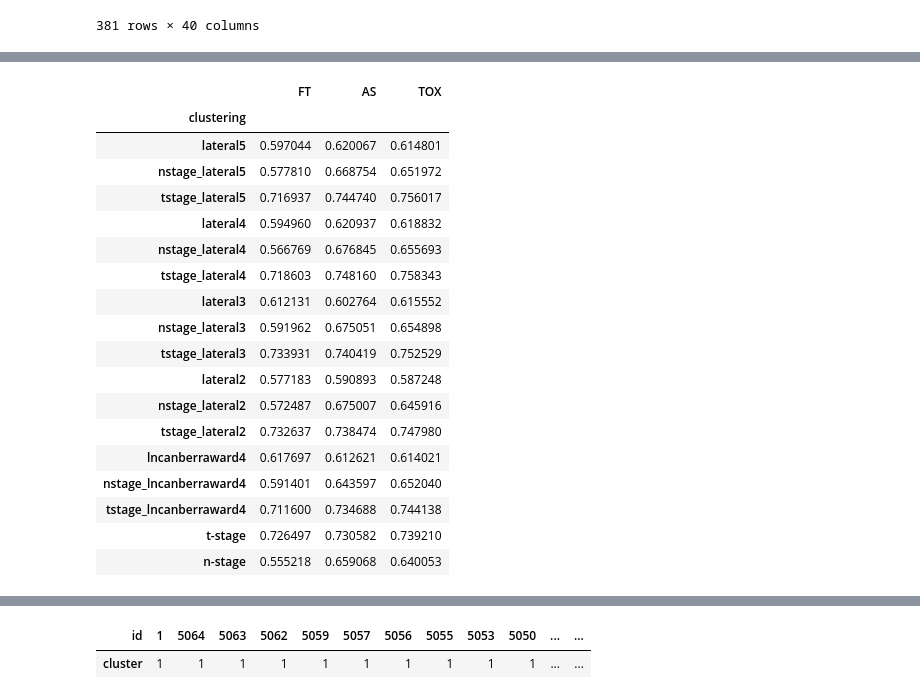
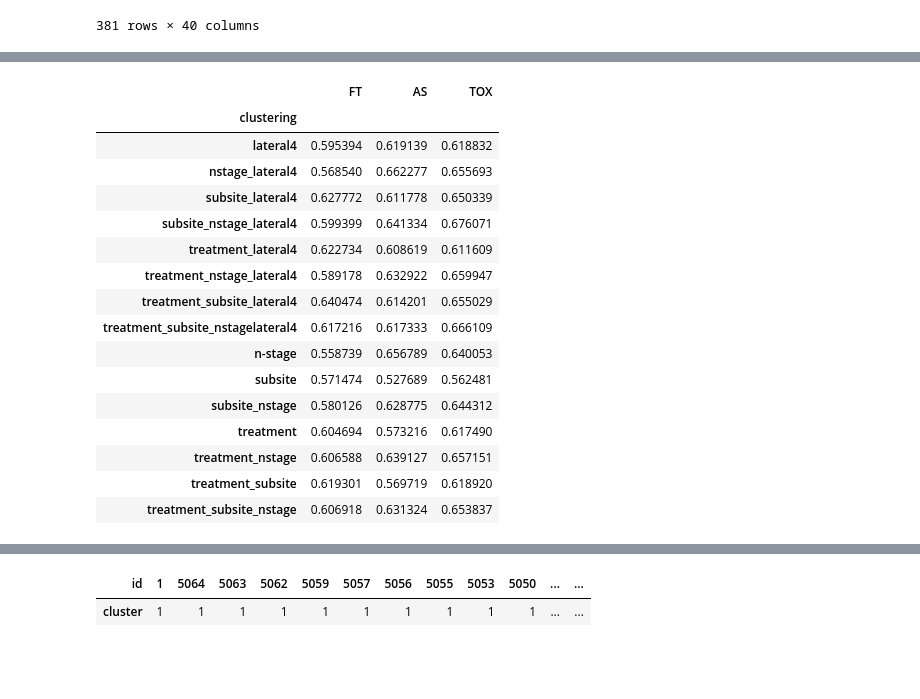
Before and after one commit to tehwentzel/LN_similarity, a Jupyter notebook: Clinical_Paper_Clustering.ipynb, the cells around one changed output, grey strips where cells are left out. Saved outputs shown, nothing was run; the diff lists cells and outputs as text; code cells hidden in the pictures; blank space fills up the shorter version.

```diff
--- a/Clinical_Paper_Clustering.ipynb
+++ b/Clinical_Paper_Clustering.ipynb
@@ -260,5 +257,3 @@ def load_clusters():
     ln_clusters_df.loc[current_c1, 'lncanberraward4'] = 2
     return ln_clusters_df
 ln_clusters_df = load_clusters()
-# %%
-test = sd.data.copy()
@@ -381,24 +392,27 @@ def stratified_lg_AUC(model, x, y):
         aucs.append(roc_auc_score(y[test],y_pred))
     return np.mean(aucs)
 
-def test_clusters(sd, use_tstage = True, use_nstage = True):
+def test_clusters(sd, use_tstage = True, use_nstage = True, use_subsite = False, use_treatment = False):
     t_stage = pd.get_dummies( sd.data['T-category'],drop_first = True)
     n_stage = pd.get_dummies( sd.data['N-category'],drop_first = True)
+    subsite = pd.get_dummies( sd.data['subsite'], drop_first = True)
+    treatment = pd.get_dummies( sd.data['treatment'], drop_first = True)
     k_clust = lambda x,k: get_pattern_clusters(x, k=k,normalize=True,square_dist=True).astype('str')
     n_clust = 4
     cluster_dict = {
 #         'partial'+str(n_clust): k_clust(sd.bigrams(partial_points = True), n_clust),
-        'lateral'+str(n_clust + 1): k_clust(sd.bigrams(), n_clust+1),
+#         'lateral'+str(n_clust + 1): k_clust(sd.bigrams(), n_clust+1),
         'lateral'+str(n_clust): k_clust(sd.bigrams(), n_clust),
-        'lateral'+str(n_clust-1): k_clust(sd.bigrams(), n_clust-1),
-        'lateral'+str(n_clust-2): k_clust(sd.bigrams(), n_clust-2),
+#         'lateral'+str(n_clust-1): k_clust(sd.bigrams(), n_clust-1),
+#         'lateral'+str(n_clust-2): k_clust(sd.bigrams(), n_clust-2),
 #         'pl'+str(n_clust): k_clust(sd.bigrams(), n_clust),
 #         'sl'+str(n_clust): k_clust(sd.bigrams(), n_clust),
-        'lncanberraward4': load_clusters().loc[:,'lncanberraward4']
+#         'lncanberraward4': load_clusters().loc[:,'lncanberraward4']
     }
     #hpv(keep to 3) smoking(former/current vs never) age(<=65) t-stage(1/2 vs 3/4) (w/wo chemo)
     merge_t = lambda d: t_stage.copy().merge(d, on = 'id')
     merge_n = lambda d: n_stage.copy().merge(d, on = 'id')
+    merge = lambda x,d: x.copy().merge(d, on='id')
     feature_dict = {}
     for k,v in cluster_dict.items():
         feature_dict[k] = v
@@ -406,14 +420,47 @@ def test_clusters(sd, use_tstage = True, use_nstage = True):
             feature_dict['nstage_' + k] = merge_n(v)
         if use_tstage:
             feature_dict['tstage_' + k] = merge_t(v)
+        if use_subsite:
+            feature_dict['subsite_' + k] = merge(subsite, v)
+            if use_nstage:
+                feature_dict['subsite_nstage_' + k] = merge(n_stage, merge(subsite, v))
+            if use_tstage:
+                feature_dict['subsite_tstage_' + k] = merge(t_stage, merge(subsite, v))
+        if use_treatment:
+            feature_dict['treatment_' + k] = merge(treatment, v)
+            if use_nstage:
+                feature_dict['treatment_nstage_' + k] = merge(n_stage, merge(treatment, v))
+            if use_tstage:
+                feature_dict['treatment_tstage_' + k] = merge(t_stage, merge(treatment, v))
+            if use_subsite:
+                feature_dict['treatment_subsite_' + k] = merge(subsite, merge(treatment, v))
+            if use_subsite and use_nstage:
+                feature_dict['treatment_subsite_nstage' + k] = merge(n_stage, merge(subsite, merge(treatment, v)))
+
     del cluster_dict
 
     if use_tstage:
         feature_dict['t-stage'] = t_stage
     if use_nstage:
         feature_dict['n-stage'] = n_stage
+    if use_subsite:
+        feature_dict['subsite'] = subsite
+        if use_nstage:
+            feature_dict['subsite_nstage'] = merge(subsite,n_stage)
+        if use_tstage:
+            feature_dict['subsite_tstage'] = merge(subsite,t_stage)
+    if use_treatment:
+        feature_dict['treatment'] = treatment
+        if use_nstage:
+            feature_dict['treatment_nstage'] = merge(treatment,n_stage)
+        if use_tstage:
+            feature_dict['treatment_tstage'] = merge(treatment,t_stage)
+        if use_subsite:
+            feature_dict['treatment_subsite'] = merge(treatment, subsite)
+        if use_subsite and use_nstage:
+            feature_dict['treatment_subsite_nstage'] = merge(n_stage, merge(subsite, treatment))
     return eval_and_compare_clusters(feature_dict)
 
-cluster_results = test_clusters(sd)
+cluster_results = test_clusters(sd, False, True, True, True)
 cluster_results.loc['stratAUC']
 # %% [output]
@@ -436,23 +483,21 @@ clustering        n-stage
 Name: p-val, dtype: object
 |  | FT | AS | TOX |
 | clustering |  |  |  |
-| lateral5 | 0.597044 | 0.620067 | 0.614801 |
-| nstage_lateral5 | 0.577810 | 0.668754 | 0.651972 |
-| tstage_lateral5 | 0.716937 | 0.744740 | 0.756017 |
-| lateral4 | 0.594960 | 0.620937 | 0.618832 |
-| nstage_lateral4 | 0.566769 | 0.676845 | 0.655693 |
-| tstage_lateral4 | 0.718603 | 0.748160 | 0.758343 |
-| lateral3 | 0.612131 | 0.602764 | 0.615552 |
-| nstage_lateral3 | 0.591962 | 0.675051 | 0.654898 |
-| tstage_lateral3 | 0.733931 | 0.740419 | 0.752529 |
-| lateral2 | 0.577183 | 0.590893 | 0.587248 |
-| nstage_lateral2 | 0.572487 | 0.675007 | 0.645916 |
-| tstage_lateral2 | 0.732637 | 0.738474 | 0.747980 |
-| lncanberraward4 | 0.617697 | 0.612621 | 0.614021 |
-| nstage_lncanberraward4 | 0.591401 | 0.643597 | 0.652040 |
-| tstage_lncanberraward4 | 0.711600 | 0.734688 | 0.744138 |
-| t-stage | 0.726497 | 0.730582 | 0.739210 |
-| n-stage | 0.555218 | 0.659068 | 0.640053 |
+| lateral4 | 0.595394 | 0.619139 | 0.618832 |
+| nstage_lateral4 | 0.568540 | 0.662277 | 0.655693 |
+| subsite_lateral4 | 0.627772 | 0.611778 | 0.650339 |
+| subsite_nstage_lateral4 | 0.599399 | 0.641334 | 0.676071 |
+| treatment_lateral4 | 0.622734 | 0.608619 | 0.611609 |
+| treatment_nstage_lateral4 | 0.589178 | 0.632922 | 0.659947 |
+| treatment_subsite_lateral4 | 0.640474 | 0.614201 | 0.655029 |
+| treatment_subsite_nstagelateral4 | 0.617216 | 0.617333 | 0.666109 |
+| n-stage | 0.558739 | 0.656789 | 0.640053 |
+| subsite | 0.571474 | 0.527689 | 0.562481 |
+| subsite_nstage | 0.580126 | 0.628775 | 0.644312 |
+| treatment | 0.604694 | 0.573216 | 0.617490 |
+| treatment_nstage | 0.606588 | 0.639127 | 0.657151 |
+| treatment_subsite | 0.619301 | 0.569719 | 0.618920 |
+| treatment_subsite_nstage | 0.606918 | 0.631324 | 0.653837 |
 # %%
 import seaborn as sns
 import matplotlib.pyplot as plt
```
Also changed, not shown: parts of 23 cells of this notebook, 1 other file.
